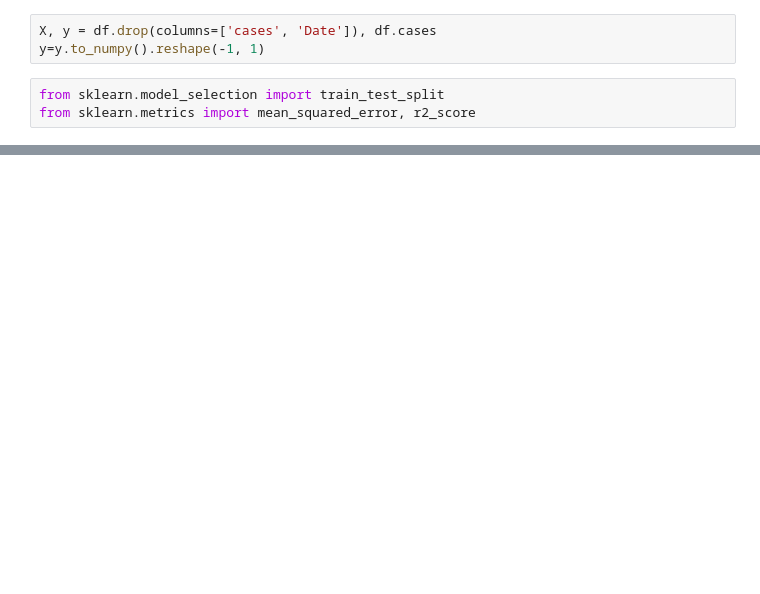
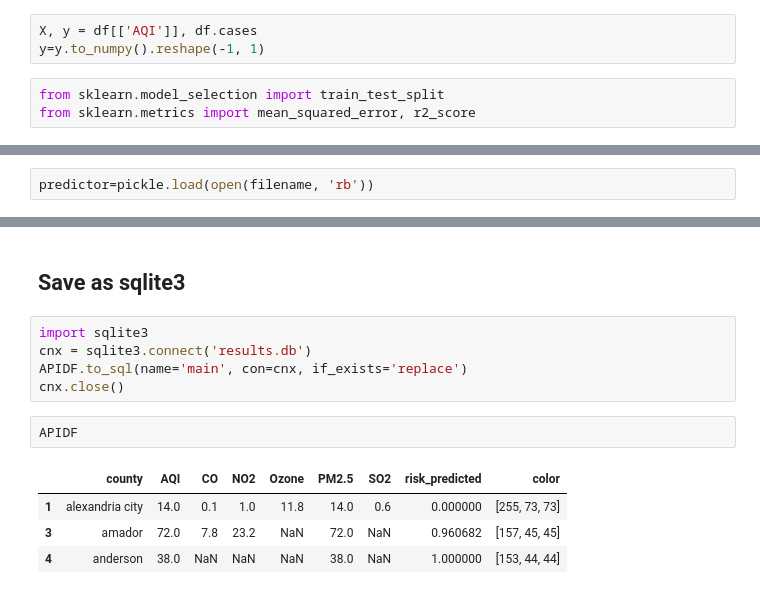
Before and after one commit to Chinmay-KB/cfg2020, a Jupyter notebook: backend/AQI-Covid-Correlation.ipynb, the cells around one changed output, grey strips where cells are left out. Drawn from its saved outputs; the diff is of its cells as text; blank space fills up the shorter version.

```diff
--- a/backend/AQI-Covid-Correlation.ipynb
+++ b/backend/AQI-Covid-Correlation.ipynb
@@ -162,7 +180,7 @@ model=LinearRegression()
 # %% [markdown]
 ## Train and Test
 # %%
-X, y = df.drop(columns=['cases', 'Date']), df.cases
+X, y = df[['AQI']], df.cases
 y=y.to_numpy().reshape(-1, 1)
 # %%
 from sklearn.model_selection import train_test_split
@@ -205,0 +215,2 @@ cvid_aqiByCounty['hanover'].corr()
+# %%
+predictor=pickle.load(open(filename, 'rb'))
@@ -205,0 +263,14 @@ cvid_aqiByCounty['hanover'].corr()
+# %% [markdown]
+## Save as sqlite3
+# %%
+import sqlite3
+cnx = sqlite3.connect('results.db')
+APIDF.to_sql(name='main', con=cnx, if_exists='replace')
+cnx.close()
+# %%
+APIDF
+# %% [output]
+|  | county | AQI | CO | NO2 | Ozone | PM2.5 | SO2 | risk_predicted | color |
+| 1 | alexandria city | 14.0 | 0.1 | 1.0 | 11.8 | 14.0 | 0.6 | 0.000000 | [255, 73, 73] |
+| 3 | amador | 72.0 | 7.8 | 23.2 | NaN | 72.0 | NaN | 0.960682 | [157, 45, 45] |
+| 4 | anderson | 38.0 | NaN | NaN | NaN | 38.0 | NaN | 1.000000 | [153, 44, 44] |
```
Also changed, not shown: parts of 18 cells of this notebook, 15 other files.
